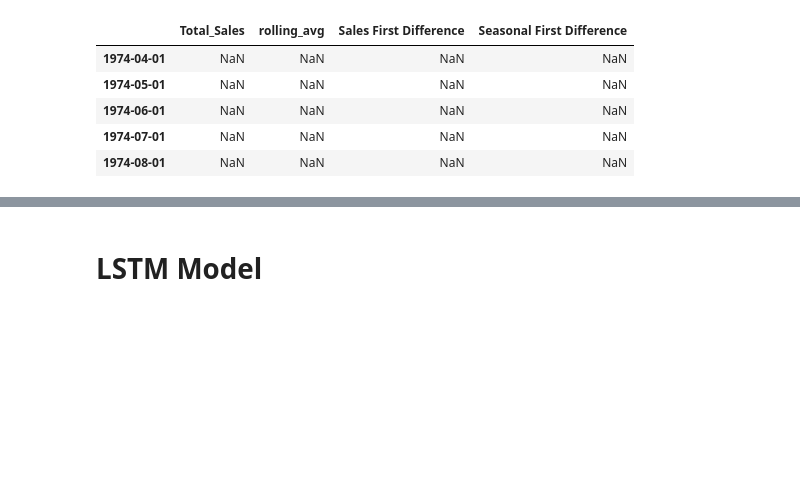
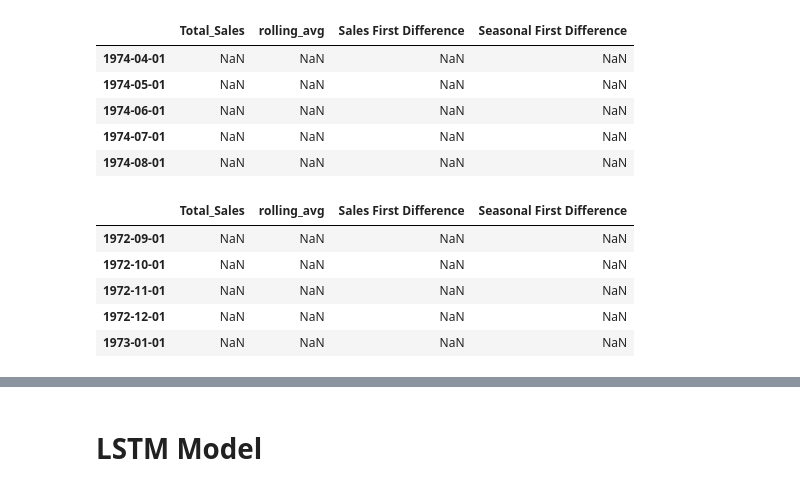
Before and after one commit to Bikas0/Sales-of-a-Retail-Store, a Jupyter notebook: Business Automation Ltd. Interview Skill Test/Predicting Monthly Sales for a Retail Stores.ipynb, the cells around one changed output, grey strips where cells are left out. Cells and saved outputs as stored; diff of their text form; code cells hidden in the pictures; blank space fills up the shorter version.

```diff
--- a/Business Automation Ltd. Interview Skill Test/Predicting Monthly Sales for a Retail Stores.ipynb
+++ b/Business Automation Ltd. Interview Skill Test/Predicting Monthly Sales for a Retail Stores.ipynb
@@ -316,6 +316,15 @@ future_datest_df.tail()
 | 1974-06-01 | NaN | NaN | NaN | NaN |
 | 1974-07-01 | NaN | NaN | NaN | NaN |
 | 1974-08-01 | NaN | NaN | NaN | NaN |
+# %%
+future_datest_df.head()
+# %% [output]
+|  | Total_Sales | rolling_avg | Sales First Difference | Seasonal First Difference |
+| 1972-09-01 | NaN | NaN | NaN | NaN |
+| 1972-10-01 | NaN | NaN | NaN | NaN |
+| 1972-11-01 | NaN | NaN | NaN | NaN |
+| 1972-12-01 | NaN | NaN | NaN | NaN |
+| 1973-01-01 | NaN | NaN | NaN | NaN |
 # %%
 future_df=pd.concat([dataset,future_datest_df])
 future_df
```
Also changed, not shown: parts of 28 cells of this notebook.
